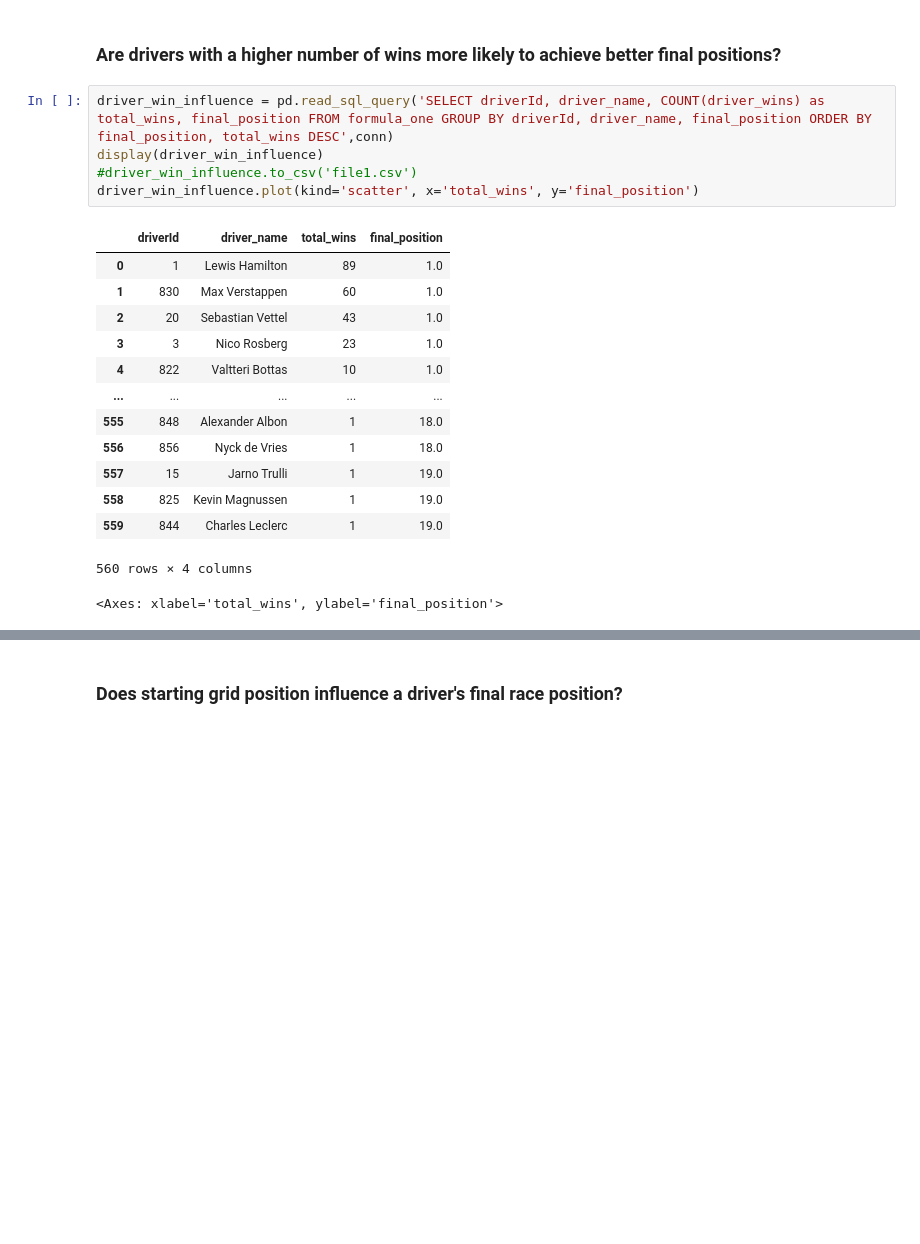
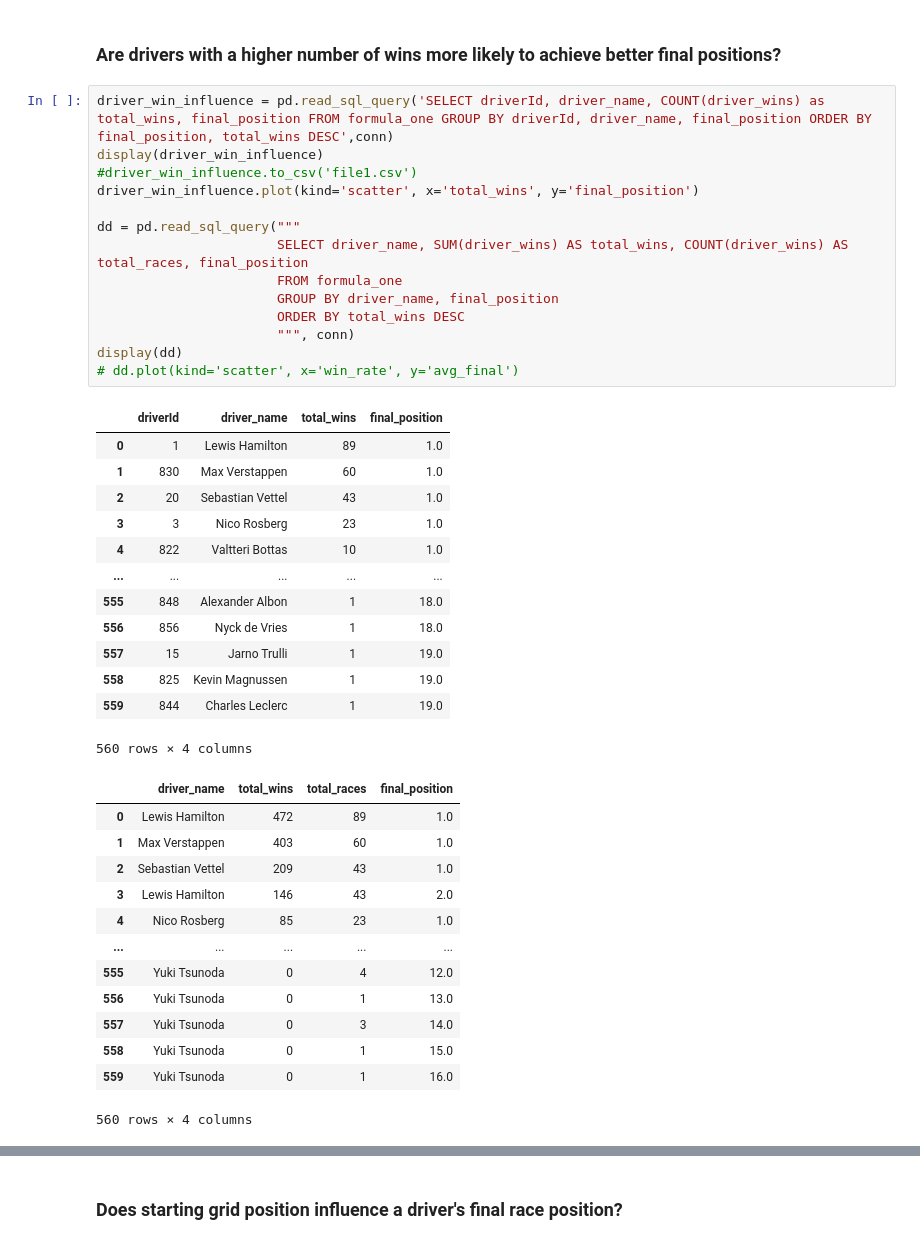
Before and after one commit to jennydang61/Driver-Performance-Prediction, a Jupyter notebook: formula1.ipynb, the cells around one changed output, grey strips where cells are left out. Cells and saved outputs as stored; diff of their text form; blank space fills up the shorter version.

```diff
--- a/formula1.ipynb
+++ b/formula1.ipynb
@@ -806,23 +858,44 @@ constructor_points_influence.plot(kind='scatter', x='constructor_points', y='fin
 # %%
 driver_win_influence = pd.read_sql_query('SELECT driverId, driver_name, COUNT(driver_wins) as total_wins, final_position FROM formula_one GROUP BY driverId, driver_name, final_position ORDER BY final_position, total_wins DESC',conn)
 display(driver_win_influence)
 #driver_win_influence.to_csv('file1.csv')
 driver_win_influence.plot(kind='scatter', x='total_wins', y='final_position')
+
+dd = pd.read_sql_query("""
+                       SELECT driver_name, SUM(driver_wins) AS total_wins, COUNT(driver_wins) AS total_races, final_position
+                       FROM formula_one
+                       GROUP BY driver_name, final_position
+                       ORDER BY total_wins DESC
+                       """, conn)
+display(dd)
+# dd.plot(kind='scatter', x='win_rate', y='avg_final')
 # %% [output]
 |  | driverId | driver_name | total_wins | final_position |
 | 0 | 1 | Lewis Hamilton | 89 | 1.0 |
 | 1 | 830 | Max Verstappen | 60 | 1.0 |
 | 2 | 20 | Sebastian Vettel | 43 | 1.0 |
 | 3 | 3 | Nico Rosberg | 23 | 1.0 |
 | 4 | 822 | Valtteri Bottas | 10 | 1.0 |
 | ... | ... | ... | ... | ... |
 | 555 | 848 | Alexander Albon | 1 | 18.0 |
 | 556 | 856 | Nyck de Vries | 1 | 18.0 |
 | 557 | 15 | Jarno Trulli | 1 | 19.0 |
 | 558 | 825 | Kevin Magnussen | 1 | 19.0 |
 | 559 | 844 | Charles Leclerc | 1 | 19.0 |
 560 rows × 4 columns
+|  | driver_name | total_wins | total_races | final_position |
+| 0 | Lewis Hamilton | 472 | 89 | 1.0 |
+| 1 | Max Verstappen | 403 | 60 | 1.0 |
+| 2 | Sebastian Vettel | 209 | 43 | 1.0 |
+| 3 | Lewis Hamilton | 146 | 43 | 2.0 |
+| 4 | Nico Rosberg | 85 | 23 | 1.0 |
+| ... | ... | ... | ... | ... |
+| 555 | Yuki Tsunoda | 0 | 4 | 12.0 |
+| 556 | Yuki Tsunoda | 0 | 1 | 13.0 |
+| 557 | Yuki Tsunoda | 0 | 3 | 14.0 |
+| 558 | Yuki Tsunoda | 0 | 1 | 15.0 |
+| 559 | Yuki Tsunoda | 0 | 1 | 16.0 |
-<Axes: xlabel='total_wins', ylabel='final_position'>
+560 rows × 4 columns
 [figure]
 # %% [markdown]
 ### Does starting grid position influence a driver's final race position?
```
Also changed, not shown: parts of 8 cells of this notebook.
